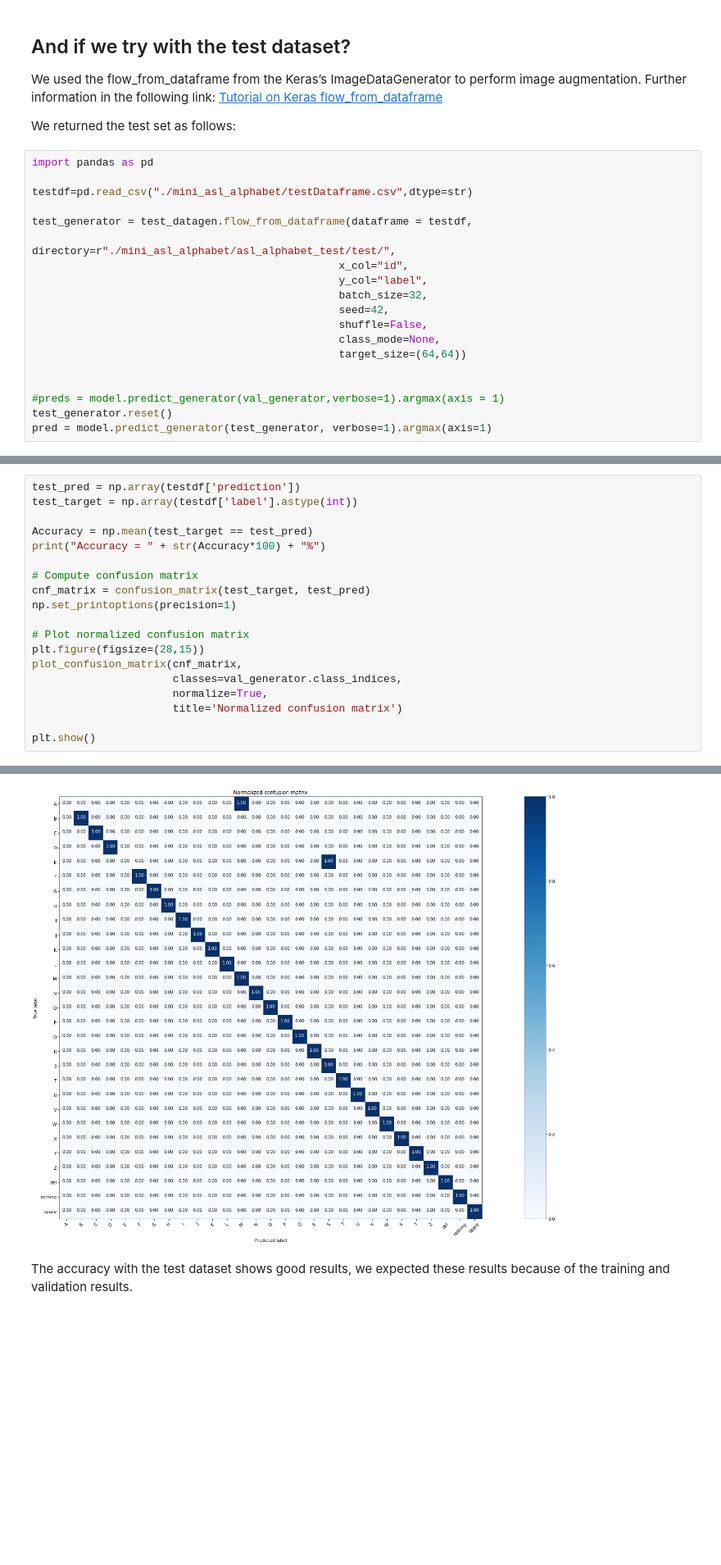
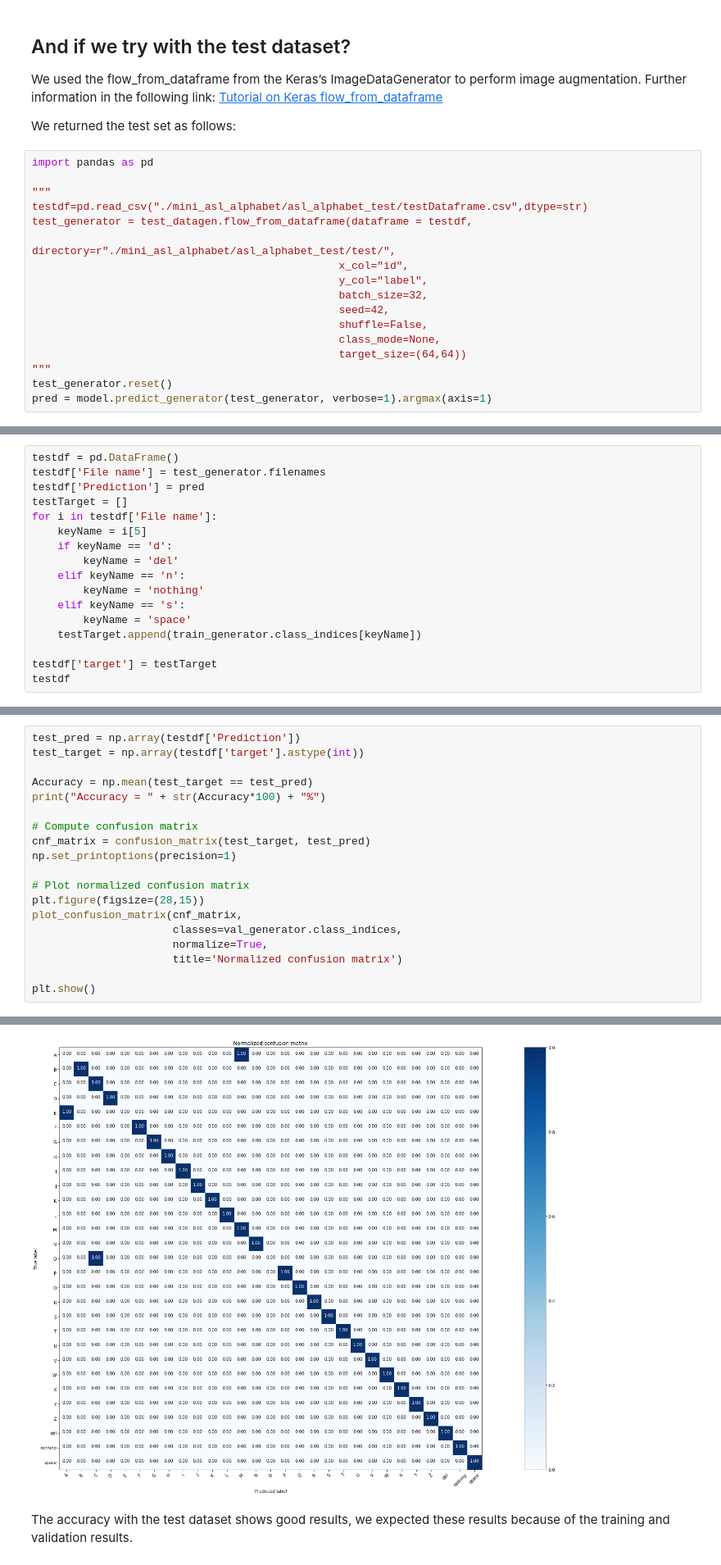
Before and after one commit to helbercarvajal/U3.Proyecto, a Jupyter notebook: asl_Alphabet.ipynb, the cells around one changed output, grey strips where cells are left out. Shown at 82% size. Cells and saved outputs as stored; diff of their text form; blank space fills up the shorter version.

Commit message:
test data with flow_from_directory

```diff
--- a/asl_Alphabet.ipynb
+++ b/asl_Alphabet.ipynb
@@ -470,8 +442,8 @@ We returned the test set as follows:
 # %%
 import pandas as pd
 
-testdf=pd.read_csv("./mini_asl_alphabet/testDataframe.csv",dtype=str)
-
+"""
+testdf=pd.read_csv("./mini_asl_alphabet/asl_alphabet_test/testDataframe.csv",dtype=str)
 test_generator = test_datagen.flow_from_dataframe(dataframe = testdf,
                                                 directory=r"./mini_asl_alphabet/asl_alphabet_test/test/",
                                                 x_col="id",
@@ -481,9 +453,7 @@ test_generator = test_datagen.flow_from_dataframe(dataframe = testdf,
                                                 shuffle=False,
                                                 class_mode=None,
                                                 target_size=(64,64))
-
-
-#preds = model.predict_generator(val_generator,verbose=1).argmax(axis = 1)
+"""
 test_generator.reset()
 pred = model.predict_generator(test_generator, verbose=1).argmax(axis=1)
 # %% [output]
@@ -512,0 +461,17 @@ testdf
+# %%
+testdf = pd.DataFrame()
+testdf['File name'] = test_generator.filenames
+testdf['Prediction'] = pred
+testTarget = []
+for i in testdf['File name']:
+    keyName = i[5]
+    if keyName == 'd':
+        keyName = 'del'
+    elif keyName == 'n':
+        keyName = 'nothing'
+    elif keyName == 's':
+        keyName = 'space'
+    testTarget.append(train_generator.class_indices[keyName])
+
+testdf['target'] = testTarget
+testdf
@@ -513,6 +496,6 @@ testdf
 # %%
-test_pred = np.array(testdf['prediction'])
-test_target = np.array(testdf['label'].astype(int))
+test_pred = np.array(testdf['Prediction'])
+test_target = np.array(testdf['target'].astype(int))
 
 Accuracy = np.mean(test_target == test_pred)
 print("Accuracy = " + str(Accuracy*100) + "%")
@@ -534,5 +517,5 @@ Accuracy = 93.10344827586206%
 Normalized confusion matrix
-[figure, old version]
+[figure, new version]
 # %% [markdown]
 The accuracy with the test dataset shows good results, we expected these results because of the training and validation results.
 # %% [markdown]
```
Also changed, not shown: parts of 25 cells of this notebook, 2 other files.
